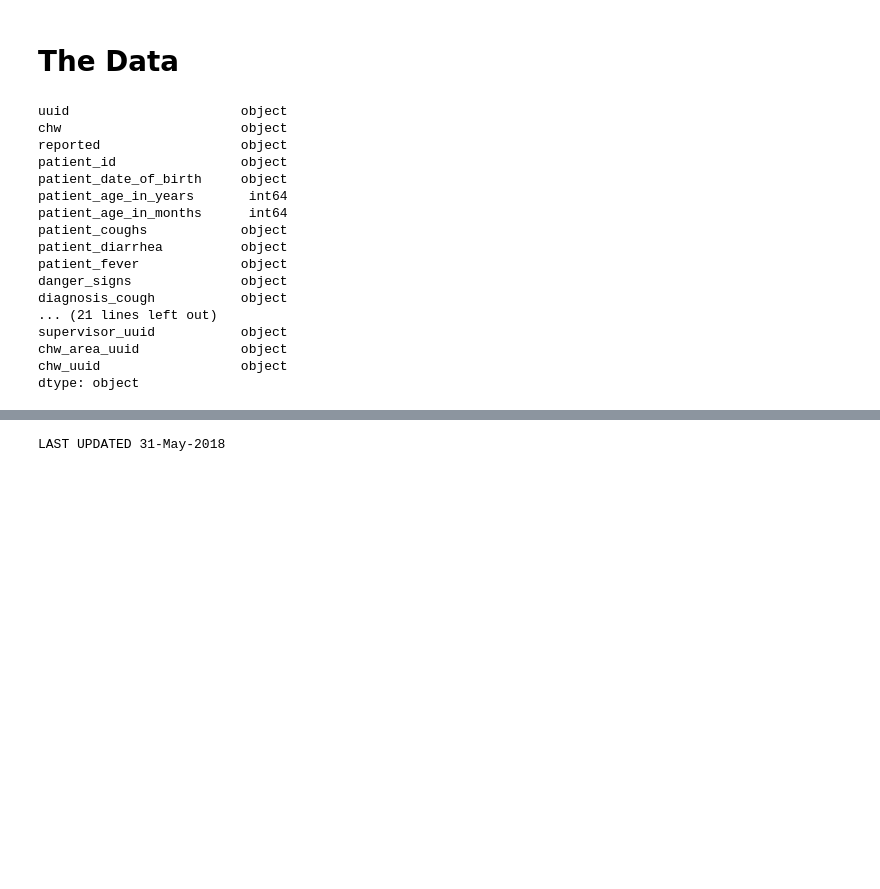
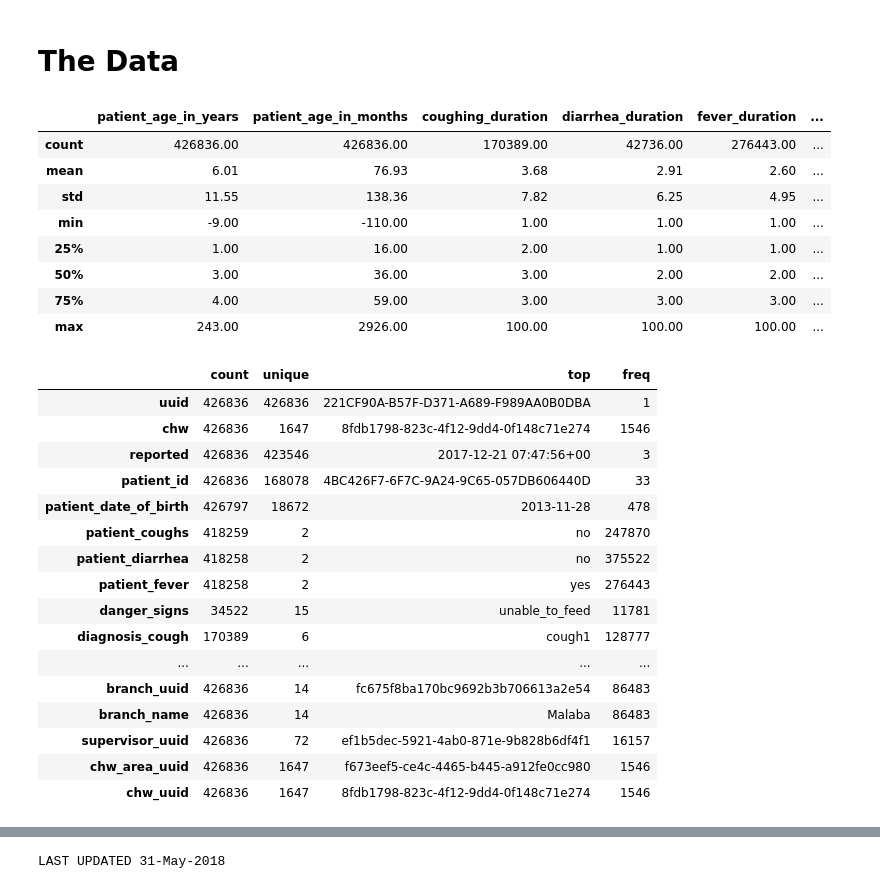
Before and after one commit to bilha-analytics/zExploreGL, a Jupyter notebook: OPs_Reports/Assessments.ipynb, the cells around one changed output, grey strips where cells are left out. Cells and saved outputs as stored; diff of their text form; code cells hidden in the pictures; blank space fills up the shorter version.

```diff
--- a/OPs_Reports/Assessments.ipynb
+++ b/OPs_Reports/Assessments.ipynb
@@ -35,22 +35,36 @@
 # %%
 db = pd.read_csv( r"C:\Users\BILHA\Box Sync\Analytics\Data Dumps\May-31\assessments.csv" )
-#db.head()
-db.dtypes
+#db.head().T
+#db.dtypes
-# %% [output]
-uuid                      object
-chw                       object
-reported                  object
-patient_id                object
-patient_date_of_birth     object
-patient_age_in_years       int64
-patient_age_in_months      int64
-patient_coughs            object
-patient_diarrhea          object
-patient_fever             object
-danger_signs              object
-diagnosis_cough           object
-... (21 lines left out)
-supervisor_uuid           object
-chw_area_uuid             object
-chw_uuid                  object
-dtype: object
+# %%
+## Categoriedb.describes
+db.describe( ).round( 2 )
+
+db.describe( exclude=[ np.number] ).T
+# %% [output]
+|  | patient_age_in_years | patient_age_in_months | coughing_duration | diarrhea_duration | fever_duration | ... |
+| count | 426836.00 | 426836.00 | 170389.00 | 42736.00 | 276443.00 | ... |
+| mean | 6.01 | 76.93 | 3.68 | 2.91 | 2.60 | ... |
+| std | 11.55 | 138.36 | 7.82 | 6.25 | 4.95 | ... |
+| min | -9.00 | -110.00 | 1.00 | 1.00 | 1.00 | ... |
+| 25% | 1.00 | 16.00 | 2.00 | 1.00 | 1.00 | ... |
+| 50% | 3.00 | 36.00 | 3.00 | 2.00 | 2.00 | ... |
+| 75% | 4.00 | 59.00 | 3.00 | 3.00 | 3.00 | ... |
+| max | 243.00 | 2926.00 | 100.00 | 100.00 | 100.00 | ... |
+|  | count | unique | top | freq |
+| uuid | 426836 | 426836 | 221CF90A-B57F-D371-A689-F989AA0B0DBA | 1 |
+| chw | 426836 | 1647 | 8fdb1798-823c-4f12-9dd4-0f148c71e274 | 1546 |
+| reported | 426836 | 423546 | 2017-12-21 07:47:56+00 | 3 |
+| patient_id | 426836 | 168078 | 4BC426F7-6F7C-9A24-9C65-057DB606440D | 33 |
+| patient_date_of_birth | 426797 | 18672 | 2013-11-28 | 478 |
+| patient_coughs | 418259 | 2 | no | 247870 |
+| patient_diarrhea | 418258 | 2 | no | 375522 |
+| patient_fever | 418258 | 2 | yes | 276443 |
+| danger_signs | 34522 | 15 | unable_to_feed | 11781 |
+| diagnosis_cough | 170389 | 6 | cough1 | 128777 |
+| ... | ... | ... | ... | ... |
+| branch_uuid | 426836 | 14 | fc675f8ba170bc9692b3b706613a2e54 | 86483 |
+| branch_name | 426836 | 14 | Malaba | 86483 |
+| supervisor_uuid | 426836 | 72 | ef1b5dec-5921-4ab0-871e-9b828b6df4f1 | 16157 |
+| chw_area_uuid | 426836 | 1647 | f673eef5-ce4c-4465-b445-a912fe0cc980 | 1546 |
+| chw_uuid | 426836 | 1647 | 8fdb1798-823c-4f12-9dd4-0f148c71e274 | 1546 |
```
Also changed, not shown: parts of 11 cells of this notebook, 1 other file.
